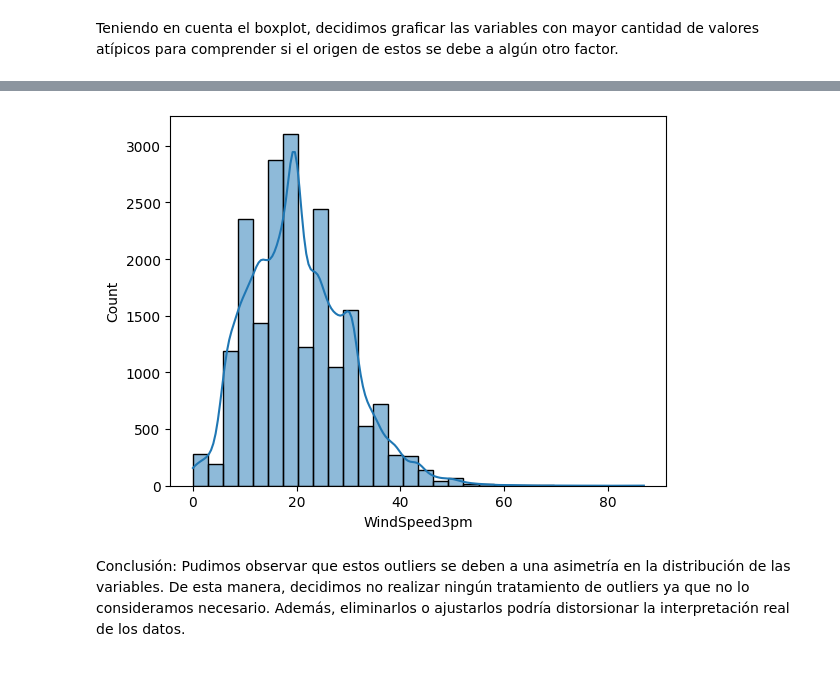
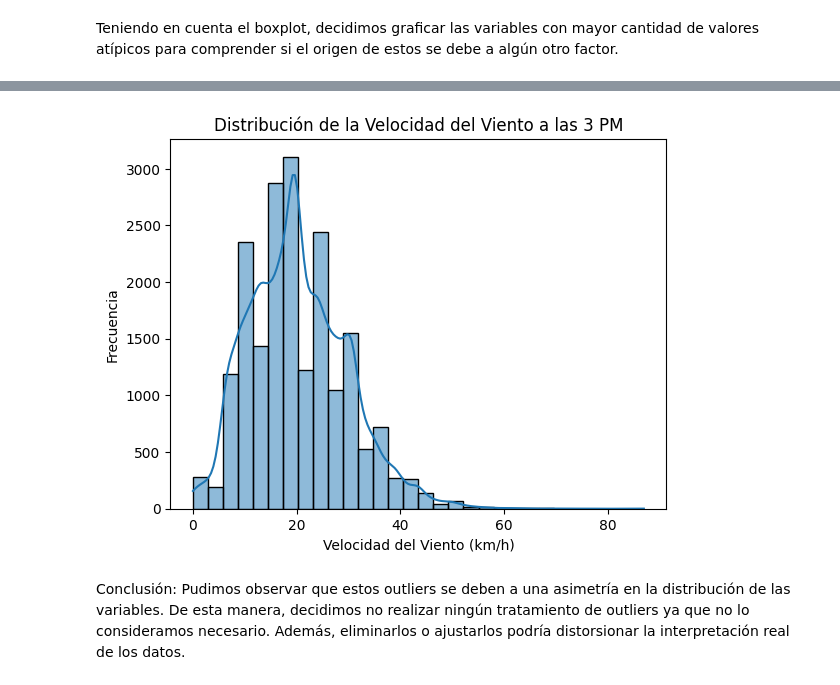
Before and after one commit to juanazorzolo/AA1-TUIA-Balverdi-Herrera-Zorzolo, a Jupyter notebook: TP_clasificacion_AA1.ipynb, the cells around one changed output, grey strips where cells are left out. Drawn from its saved outputs; the diff is of its cells as text; code cells hidden in the pictures.

```diff
--- a/TP_clasificacion_AA1.ipynb
+++ b/TP_clasificacion_AA1.ipynb
@@ -380,8 +387,11 @@ plt.show()
 # %%
 sns.histplot(df_train['WindSpeed3pm'], bins=30, kde=True)
+plt.title('Distribución de la Velocidad del Viento a las 3 PM')
+plt.xlabel('Velocidad del Viento (km/h)')
+plt.ylabel('Frecuencia')
 plt.show()
 # %% [output]
-[figure, old version]
+[figure, new version]
 # %% [markdown]
 Conclusión: Pudimos observar que estos outliers se deben a una asimetría en la distribución de las variables. De esta manera, decidimos no realizar ningún tratamiento de outliers ya que no lo consideramos necesario. Además, eliminarlos o ajustarlos podría distorsionar la interpretación real de los datos.
 # %% [markdown]
```
Also changed, not shown: parts of 35 cells of this notebook.
